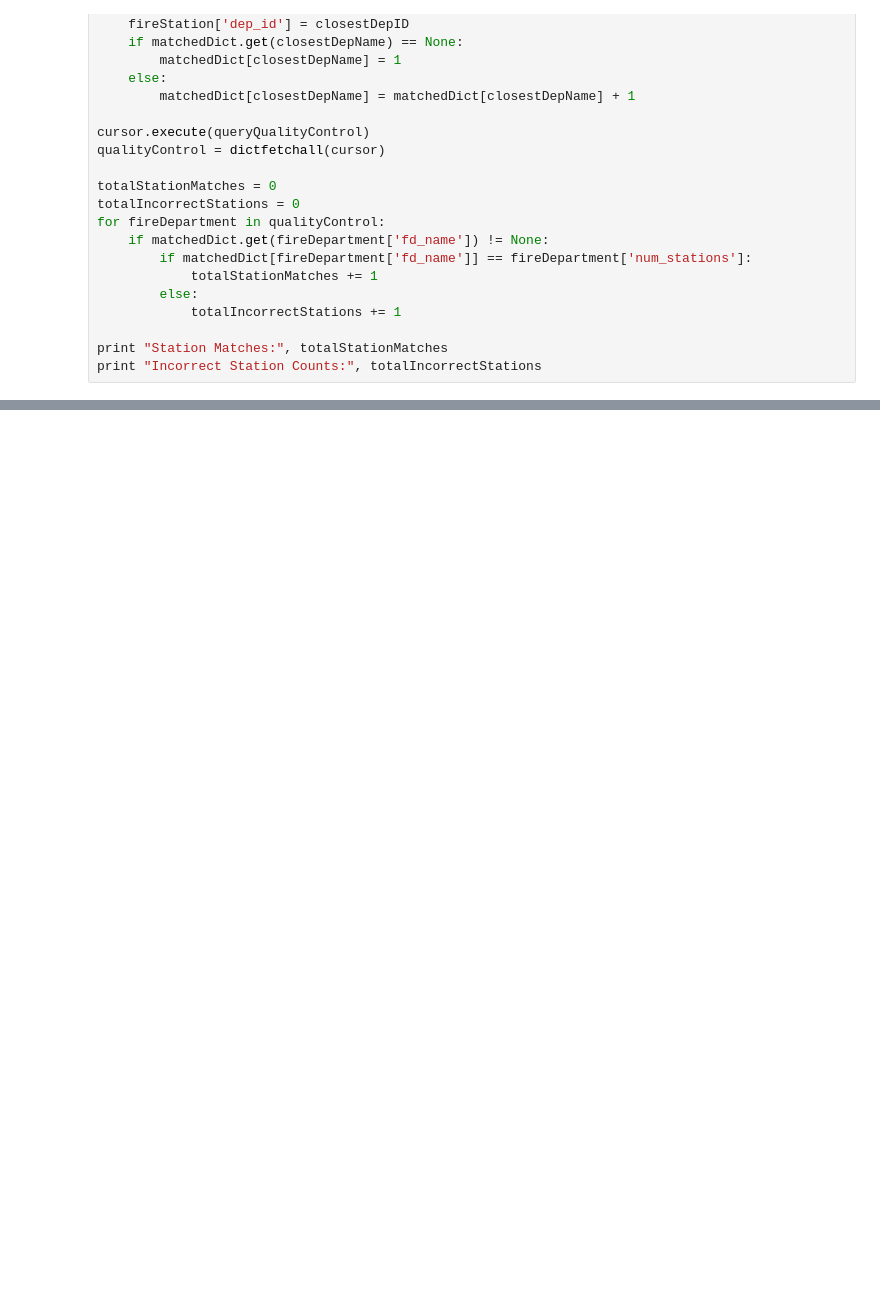
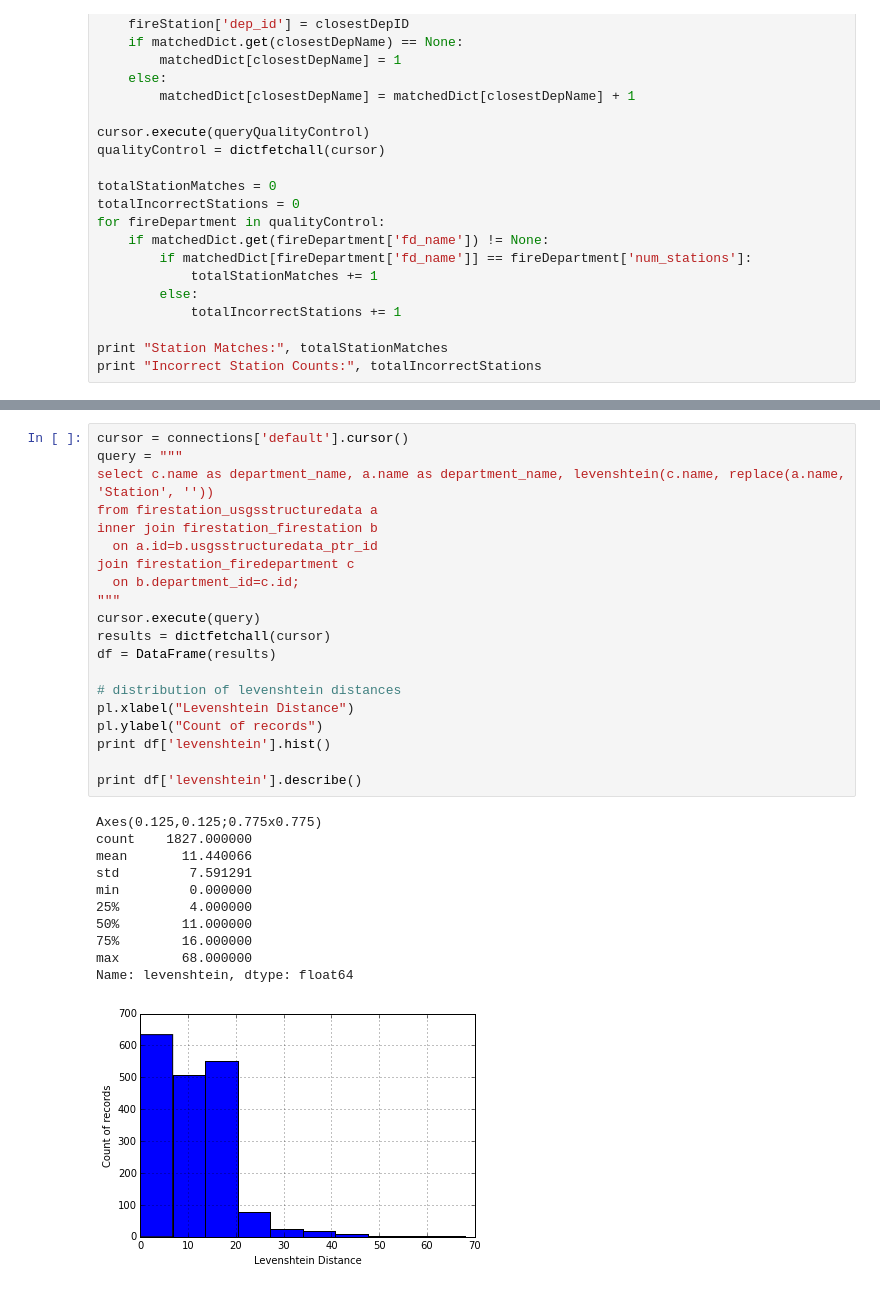
Before and after one commit to FireCARES/firecares, a Jupyter notebook: scripts/notebooks/Station Matching .ipynb, the cells around one changed output, grey strips where cells are left out. Cells and saved outputs as stored; diff of their text form; blank space fills up the shorter version.

```diff
--- a/scripts/notebooks/Station Matching .ipynb
+++ b/scripts/notebooks/Station Matching .ipynb
@@ -207,0 +353,32 @@ print "Incorrect Station Counts:", totalIncorrectStations
+# %%
+cursor = connections['default'].cursor()
+query = """
+select c.name as department_name, a.name as department_name, levenshtein(c.name, replace(a.name, 'Station', ''))
+from firestation_usgsstructuredata a
+inner join firestation_firestation b
+  on a.id=b.usgsstructuredata_ptr_id
+join firestation_firedepartment c
+  on b.department_id=c.id;
+"""
+cursor.execute(query)
+results = dictfetchall(cursor)
+df = DataFrame(results)
+
+# distribution of levenshtein distances
+pl.xlabel("Levenshtein Distance")
+pl.ylabel("Count of records")
+print df['levenshtein'].hist()
+
+print df['levenshtein'].describe()
+# %% [output]
+Axes(0.125,0.125;0.775x0.775)
+count    1827.000000
+mean       11.440066
+std         7.591291
+min         0.000000
+25%         4.000000
+50%        11.000000
+75%        16.000000
+max        68.000000
+Name: levenshtein, dtype: float64
+[figure, added]
```
Also changed, not shown: parts of 5 cells of this notebook.
